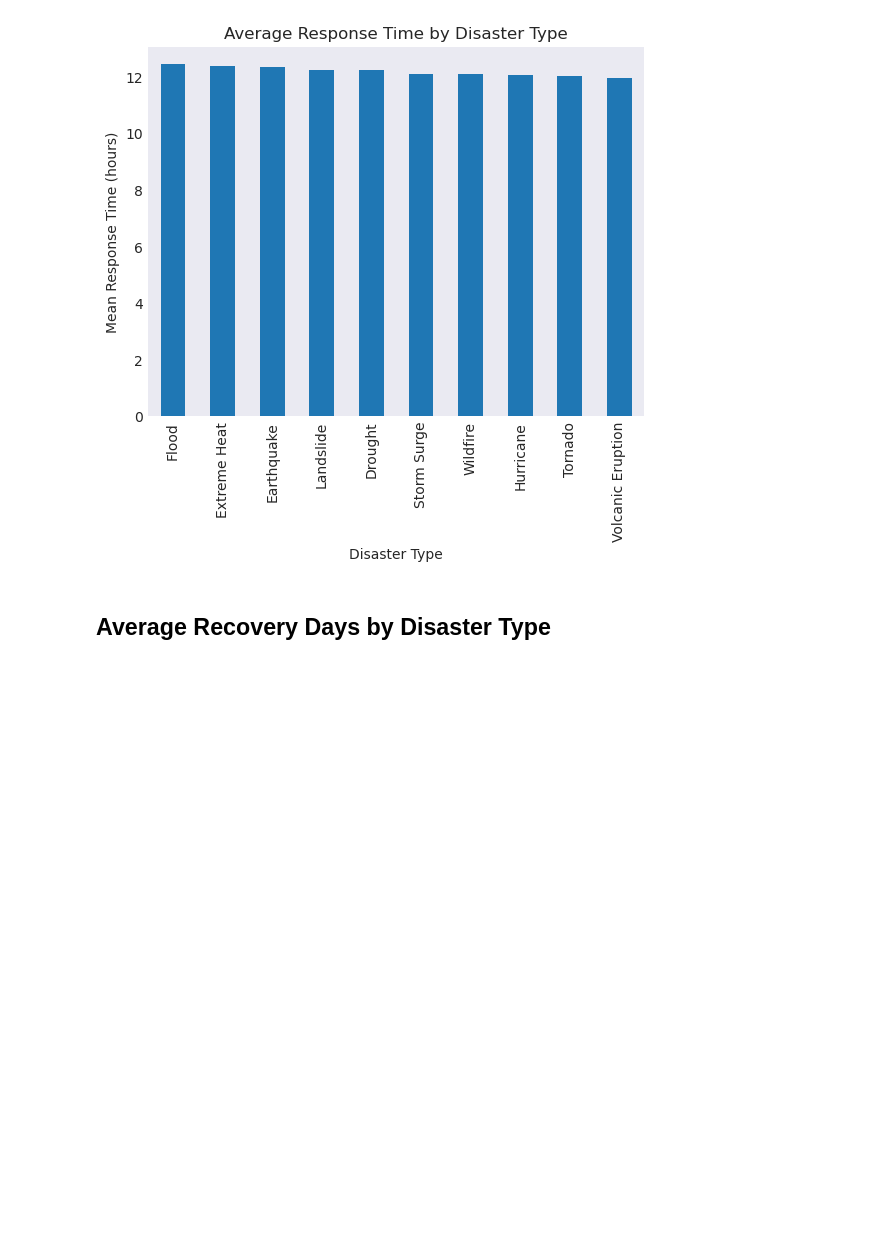
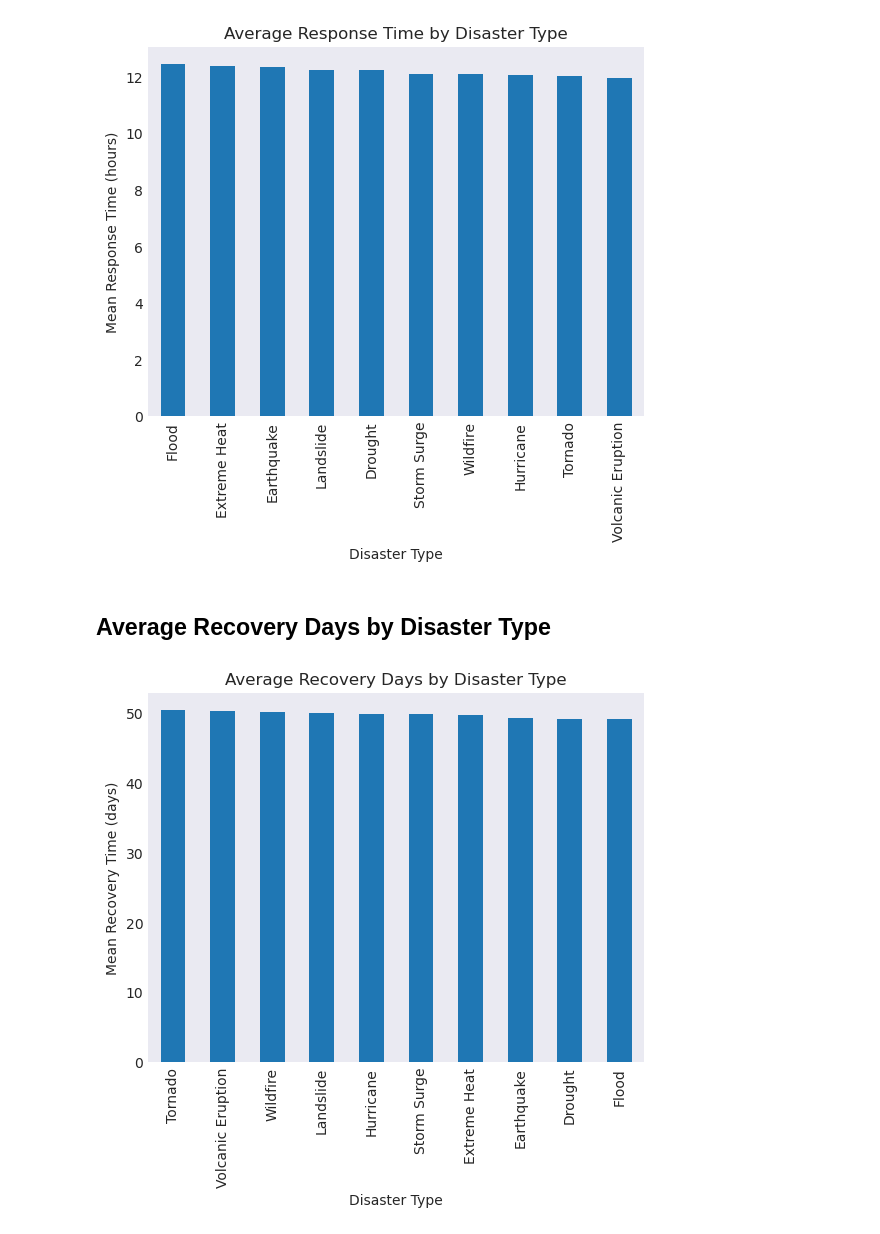
Before and after one commit to UCB-stat-159-f25/ucb-stat-159-f25-classroom-final-final, a Jupyter notebook: exploratory_data_analysis.ipynb, the cells around one changed output. Saved outputs shown, nothing was run; the diff lists cells and outputs as text; code cells hidden in the pictures; blank space fills up the shorter version.

Commit message:
added average recovery days by disaster type

```diff
--- a/exploratory_data_analysis.ipynb
+++ b/exploratory_data_analysis.ipynb
@@ -107,3 +107,17 @@ plt.show()
 [figure]
 # %% [markdown]
 ## Average Recovery Days by Disaster Type
+# %%
+recovery_days_by_type = disaster.groupby("disaster_type")["recovery_days"].mean().sort_values(ascending=False)
+
+fig, ax = plt.subplots()
+recovery_days_by_type.plot(kind="bar", ax=ax)
+
+ax.set_title("Average Recovery Days by Disaster Type")
+ax.set_xlabel("Disaster Type")
+ax.set_ylabel("Mean Recovery Time (days)")
+
+fig.savefig("figures/avg_recovery_days_by_disaster_type.png", dpi=100, bbox_inches="tight")
+plt.show()
+# %% [output]
+[figure, added]
```
Also changed, not shown: 1 other file.
